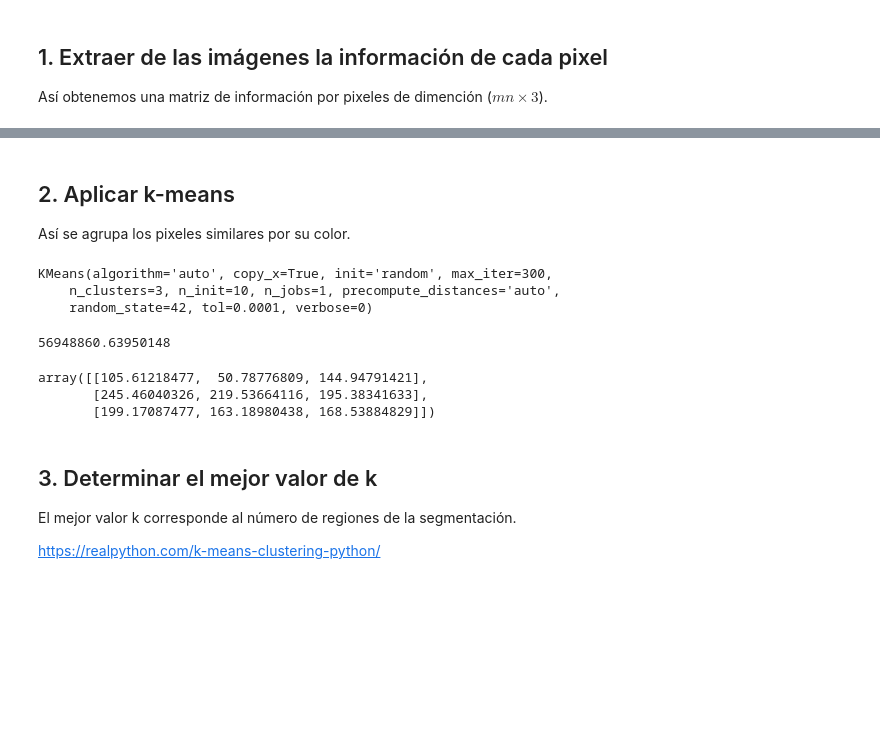
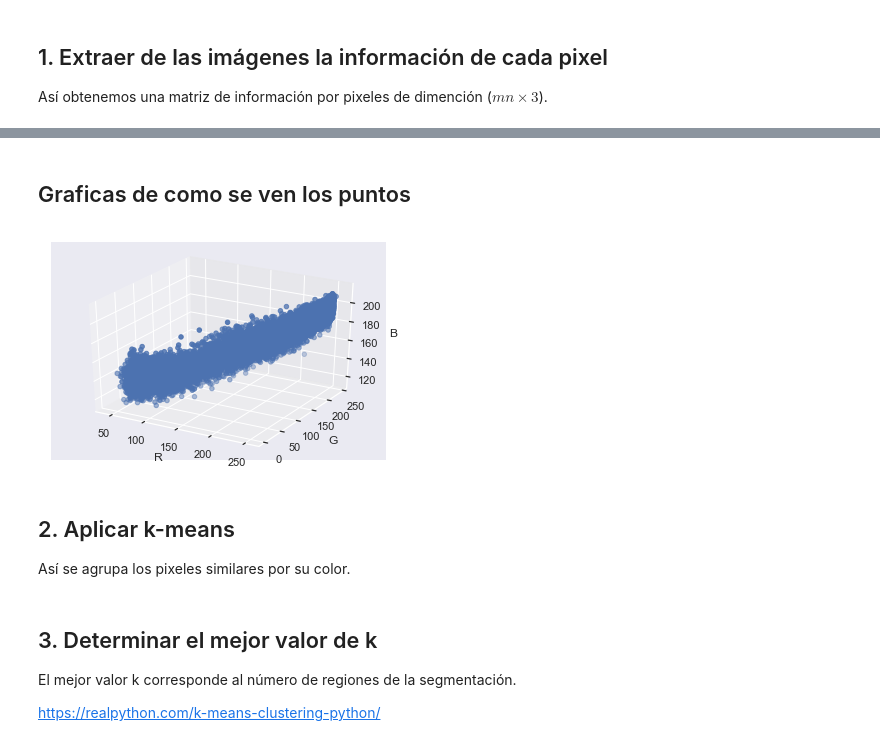
Before and after one commit to juanksRuiz/Machine_Learning, a Jupyter notebook: Proyectos/Proyectos Taller I/Clustering/Clustering II Cells/proy1_Clustering_2__ML_JuanCamiloRuiz.ipynb, the cells around one changed output, grey strips where cells are left out. Cells and saved outputs as stored; diff of their text form; code cells hidden in the pictures; blank space fills up the shorter version.

```diff
--- a/Proyectos/Proyectos Taller I/Clustering/Clustering II Cells/proy1_Clustering_2__ML_JuanCamiloRuiz.ipynb
+++ b/Proyectos/Proyectos Taller I/Clustering/Clustering II Cells/proy1_Clustering_2__ML_JuanCamiloRuiz.ipynb
@@ -27,6 +31,3 @@ for i in range(1,len(files)+1):
     data.append(io.imread("./data_test/"+str(i)+".jpg"))
 
 # Ahora todas las imagenes están en la lista data
-# %%
-a = data[0][0,0,:]
-a
@@ -70,3 +69,18 @@ array([[192., 160., 165.],
+# %% [markdown]
+## Graficas de como se ven los puntos
+# %%
+def scatter_3d(X,Y,Z):
+    fig = plt.figure()
+    ax = fig.add_subplot(111,projection='3d')
+    ax.scatter(X,Y,Z,marker='o')
+    ax.set_xlabel("R")
+    ax.set_ylabel("G")
+    ax.set_zlabel("B")
+    plt.show()
+# %%
+scatter_3d(X[:,0],X[:,1],X[:,2])
+# %% [output]
+[figure, added]
 # %% [markdown]
 ## 2. Aplicar k-means
 Así se agrupa los pixeles similares por su color.
@@ -75,17 +86,0 @@ km = KMeans(init="random",n_clusters=3,random_state=42)
-# %%
-km.fit(X)
-# %% [output]
-KMeans(algorithm='auto', copy_x=True, init='random', max_iter=300,
-    n_clusters=3, n_init=10, n_jobs=1, precompute_distances='auto',
-    random_state=42, tol=0.0001, verbose=0)
-# %%
-# The lowest SSE value
-km.inertia_
-# %% [output]
-56948860.63950148
-# %%
-km.cluster_centers_
-# %% [output]
-array([[105.61218477,  50.78776809, 144.94791421],
-       [245.46040326, 219.53664116, 195.38341633],
-       [199.17087477, 163.18980438, 168.53884829]])
```
Also changed, not shown: parts of 21 cells of this notebook.
